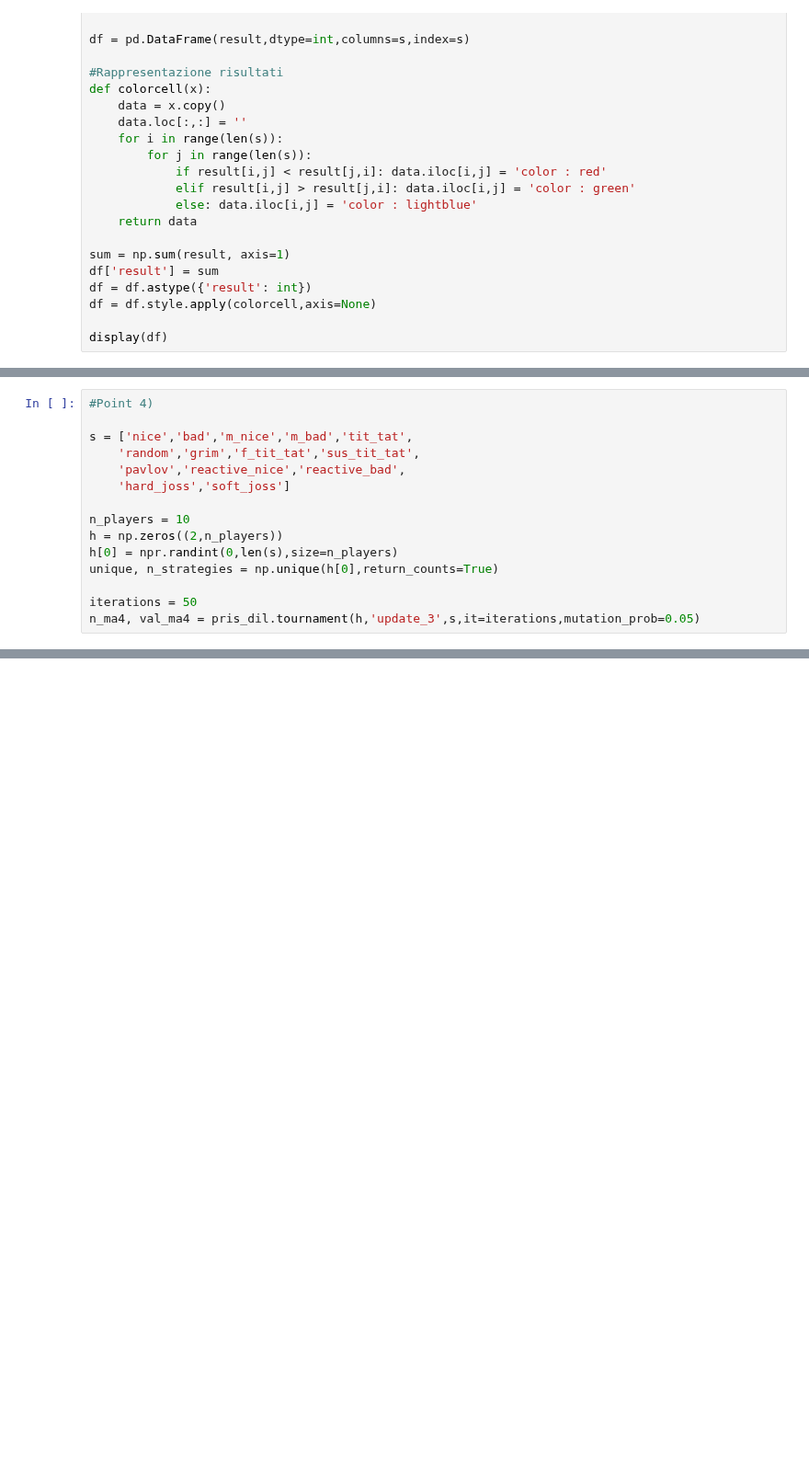
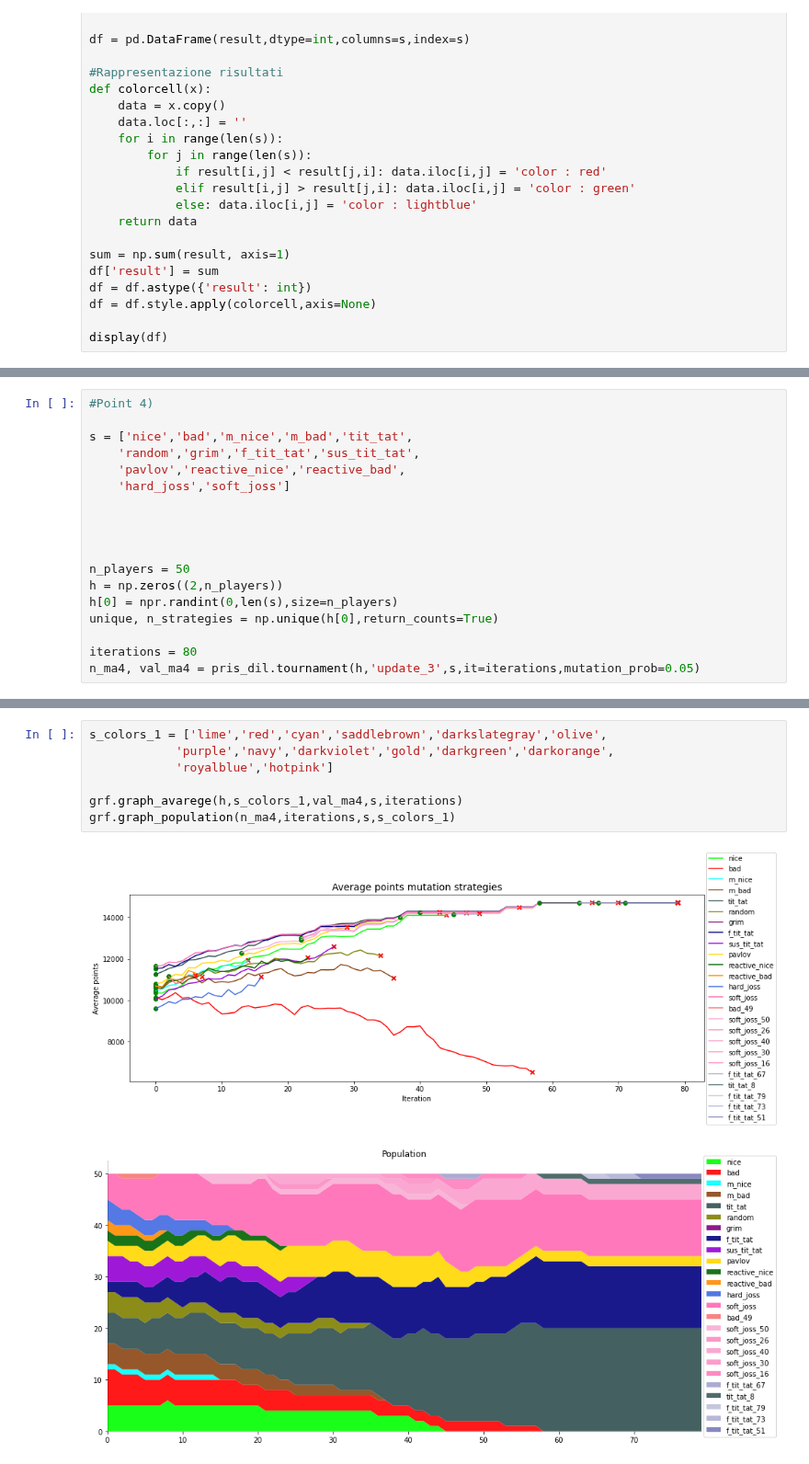
Before and after one commit to luca430/prisoner_dilemma, a Jupyter notebook: Project.ipynb, the cells around one changed output, grey strips where cells are left out. Shown at 92% size. Drawn from its saved outputs; the diff is of its cells as text; blank space fills up the shorter version.

```diff
--- a/Project.ipynb
+++ b/Project.ipynb
@@ -199,10 +150,13 @@ s = ['nice','bad','m_nice','m_bad','tit_tat',
     'pavlov','reactive_nice','reactive_bad',
     'hard_joss','soft_joss']
 
-n_players = 10
+
+
+
+n_players = 50
 h = np.zeros((2,n_players))
 h[0] = npr.randint(0,len(s),size=n_players)
 unique, n_strategies = np.unique(h[0],return_counts=True)
 
-iterations = 50
+iterations = 80
 n_ma4, val_ma4 = pris_dil.tournament(h,'update_3',s,it=iterations,mutation_prob=0.05)
@@ -270,0 +163,10 @@ ciao_mam
+# %%
+s_colors_1 = ['lime','red','cyan','saddlebrown','darkslategray','olive',
+            'purple','navy','darkviolet','gold','darkgreen','darkorange',
+            'royalblue','hotpink']
+
+grf.graph_avarege(h,s_colors_1,val_ma4,s,iterations)
+grf.graph_population(n_ma4,iterations,s,s_colors_1)
+# %% [output]
+[figure, added]
+[figure, added]
```
Also changed, not shown: parts of 8 cells of this notebook, 3 other files.
